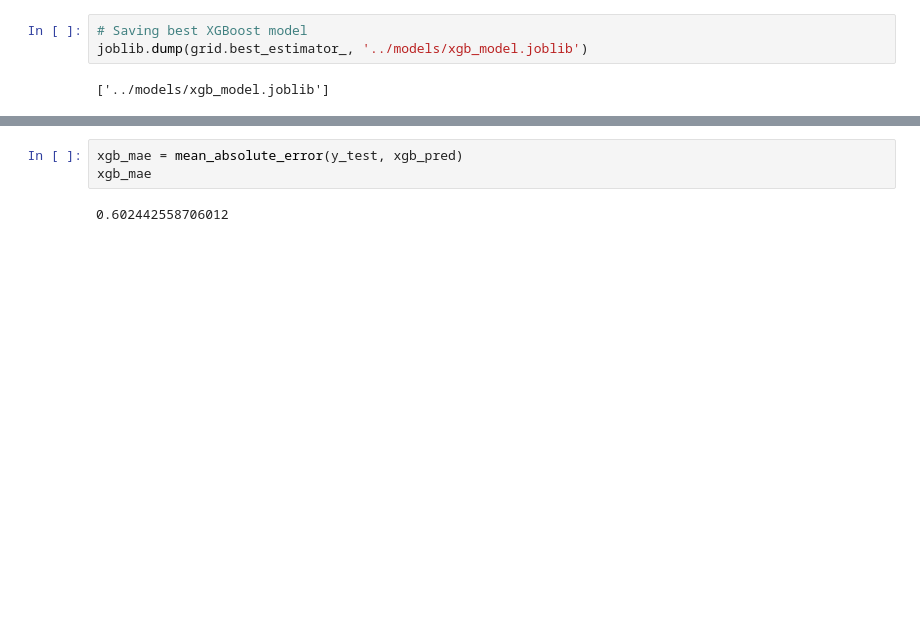
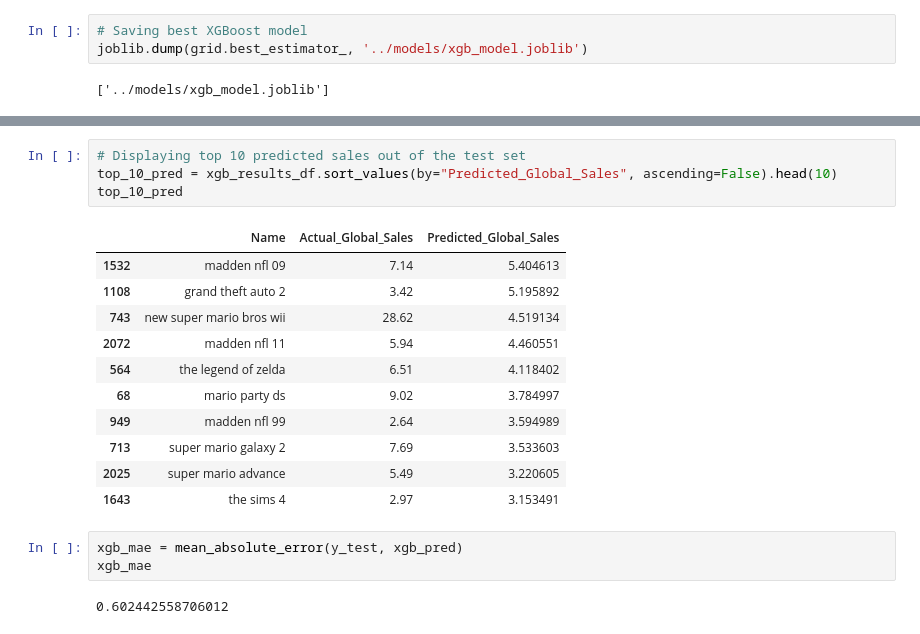
Before and after one commit to maxaclark/forecasting-video-game-sales, a Jupyter notebook: notebooks/ML_pipeline.ipynb, the cells around one changed output, grey strips where cells are left out. Cells and saved outputs as stored; diff of their text form; blank space fills up the shorter version.

```diff
--- a/notebooks/ML_pipeline.ipynb
+++ b/notebooks/ML_pipeline.ipynb
@@ -291,3 +314,19 @@ xgb_results_df
+# %%
+# Displaying top 10 predicted sales out of the test set
+top_10_pred = xgb_results_df.sort_values(by="Predicted_Global_Sales", ascending=False).head(10)
+top_10_pred
+# %% [output]
+|  | Name | Actual_Global_Sales | Predicted_Global_Sales |
+| 1532 | madden nfl 09 | 7.14 | 5.404613 |
+| 1108 | grand theft auto 2 | 3.42 | 5.195892 |
+| 743 | new super mario bros wii | 28.62 | 4.519134 |
+| 2072 | madden nfl 11 | 5.94 | 4.460551 |
+| 564 | the legend of zelda | 6.51 | 4.118402 |
+| 68 | mario party ds | 9.02 | 3.784997 |
+| 949 | madden nfl 99 | 2.64 | 3.594989 |
+| 713 | super mario galaxy 2 | 7.69 | 3.533603 |
+| 2025 | super mario advance | 5.49 | 3.220605 |
+| 1643 | the sims 4 | 2.97 | 3.153491 |
 # %%
 xgb_mae = mean_absolute_error(y_test, xgb_pred)
 xgb_mae
```
Also changed, not shown: parts of 18 cells of this notebook, 3 other files.
